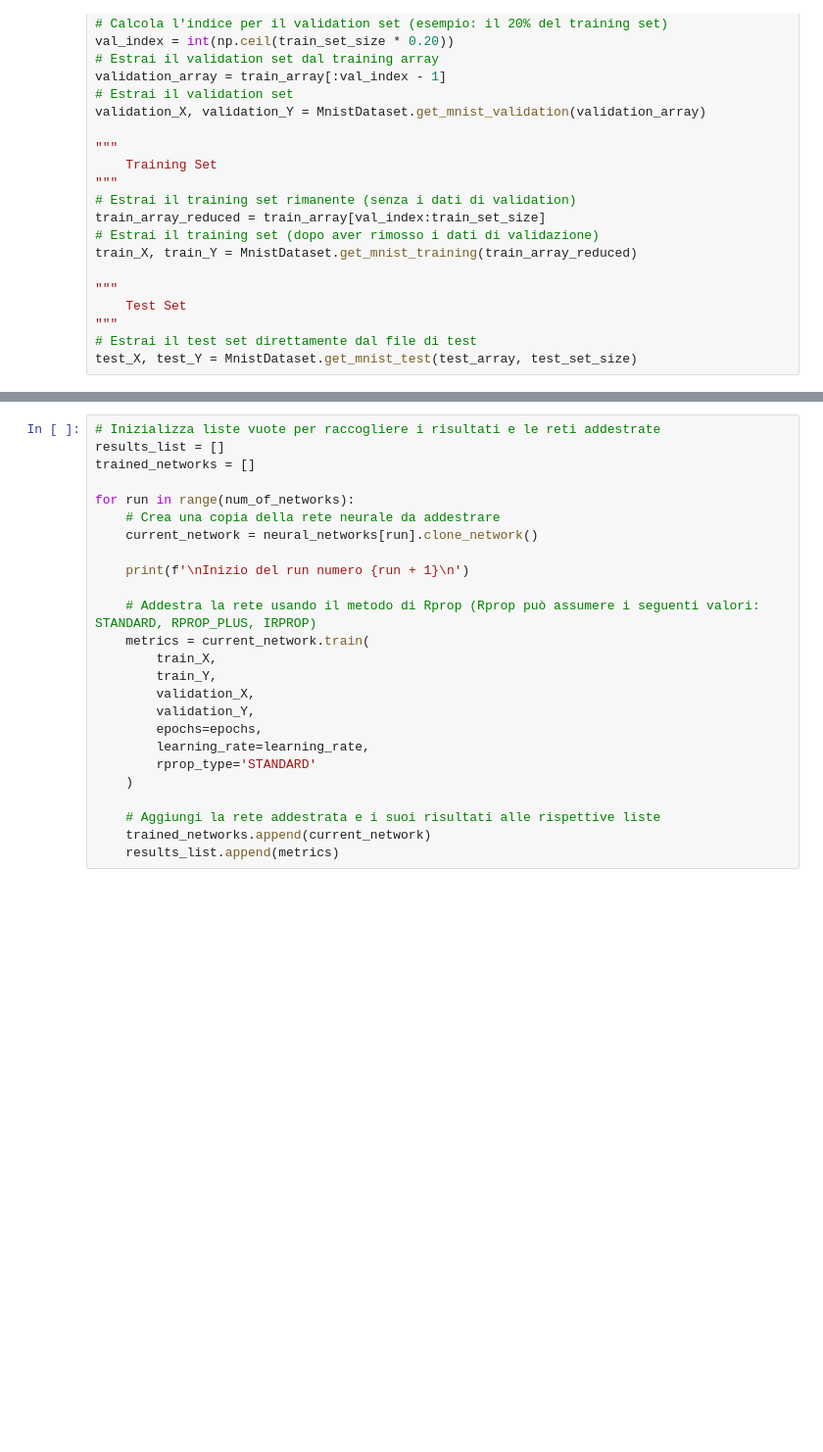
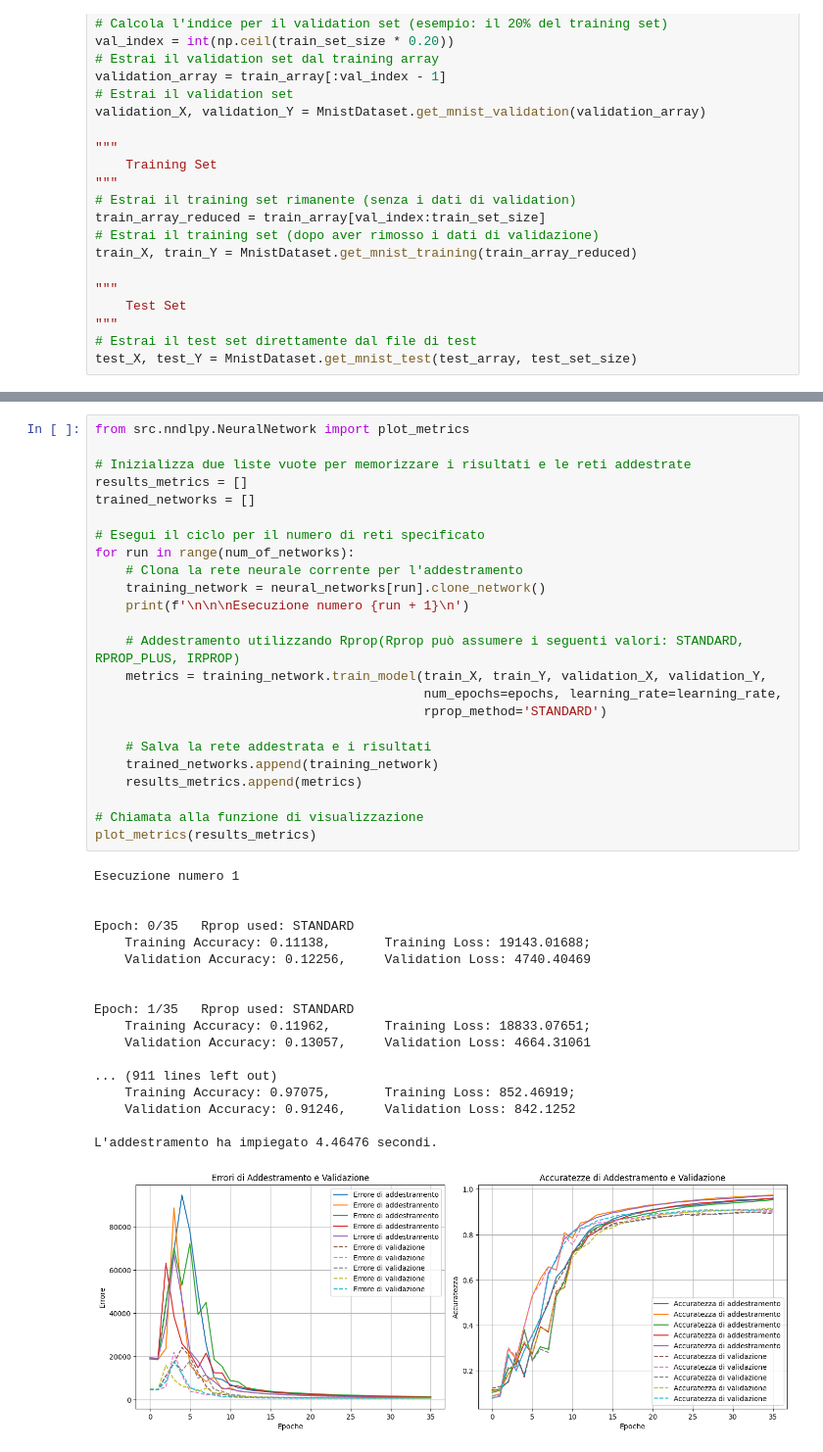
Before and after one commit to rafdan28/ANN-Mnist-RProp, a Jupyter notebook: src/TrainingANN.ipynb, the cells around one changed output, grey strips where cells are left out. Shown: that part at 98% size. Saved outputs shown, nothing was run; the diff lists cells and outputs as text; blank space fills up the shorter version.

Commit message:
fix: addestramento rete neurale e grafici degli errori di addestramento e validazione; calcolo delle metrice MAE, RMSE e Accuratezza

```diff
--- a/src/TrainingANN.ipynb
+++ b/src/TrainingANN.ipynb
@@ -150,26 +164,44 @@ neural_networks[0].get_network()
 # %%
-# Inizializza liste vuote per raccogliere i risultati e le reti addestrate
-results_list = []
+from src.nndlpy.NeuralNetwork import plot_metrics
+
+# Inizializza due liste vuote per memorizzare i risultati e le reti addestrate
+results_metrics = []
 trained_networks = []
 
+# Esegui il ciclo per il numero di reti specificato
 for run in range(num_of_networks):
-    # Crea una copia della rete neurale da addestrare
-    current_network = neural_networks[run].clone_network()
+    # Clona la rete neurale corrente per l'addestramento
+    training_network = neural_networks[run].clone_network()
+    print(f'\n\n\nEsecuzione numero {run + 1}\n')
 
-    print(f'\nInizio del run numero {run + 1}\n')
+    # Addestramento utilizzando Rprop(Rprop può assumere i seguenti valori: STANDARD, RPROP_PLUS, IRPROP)
+    metrics = training_network.train_model(train_X, train_Y, validation_X, validation_Y,
+                                           num_epochs=epochs, learning_rate=learning_rate,
+                                           rprop_method='STANDARD')
 
-    # Addestra la rete usando il metodo di Rprop (Rprop può assumere i seguenti valori: STANDARD, RPROP_PLUS, IRPROP)
-    metrics = current_network.train(
-        train_X,
-        train_Y,
-        validation_X,
-        validation_Y,
-        epochs=epochs,
-        learning_rate=learning_rate,
-        rprop_type='STANDARD'
-    )
+    # Salva la rete addestrata e i risultati
+    trained_networks.append(training_network)
+    results_metrics.append(metrics)
 
-    # Aggiungi la rete addestrata e i suoi risultati alle rispettive liste
-    trained_networks.append(current_network)
-    results_list.append(metrics)
+# Chiamata alla funzione di visualizzazione
+plot_metrics(results_metrics)
+# %% [output]
+Esecuzione numero 1
+
+
+Epoch: 0/35   Rprop used: STANDARD
+    Training Accuracy: 0.11138,       Training Loss: 19143.01688;
+    Validation Accuracy: 0.12256,     Validation Loss: 4740.40469
+
+
+Epoch: 1/35   Rprop used: STANDARD
+    Training Accuracy: 0.11962,       Training Loss: 18833.07651;
+    Validation Accuracy: 0.13057,     Validation Loss: 4664.31061
+
+... (911 lines left out)
+    Training Accuracy: 0.97075,       Training Loss: 852.46919;
+    Validation Accuracy: 0.91246,     Validation Loss: 842.1252
+
+L'addestramento ha impiegato 4.46476 secondi.
+[figure, added]
 # %%
```
Also changed, not shown: parts of 2 cells of this notebook, 1 other file.
